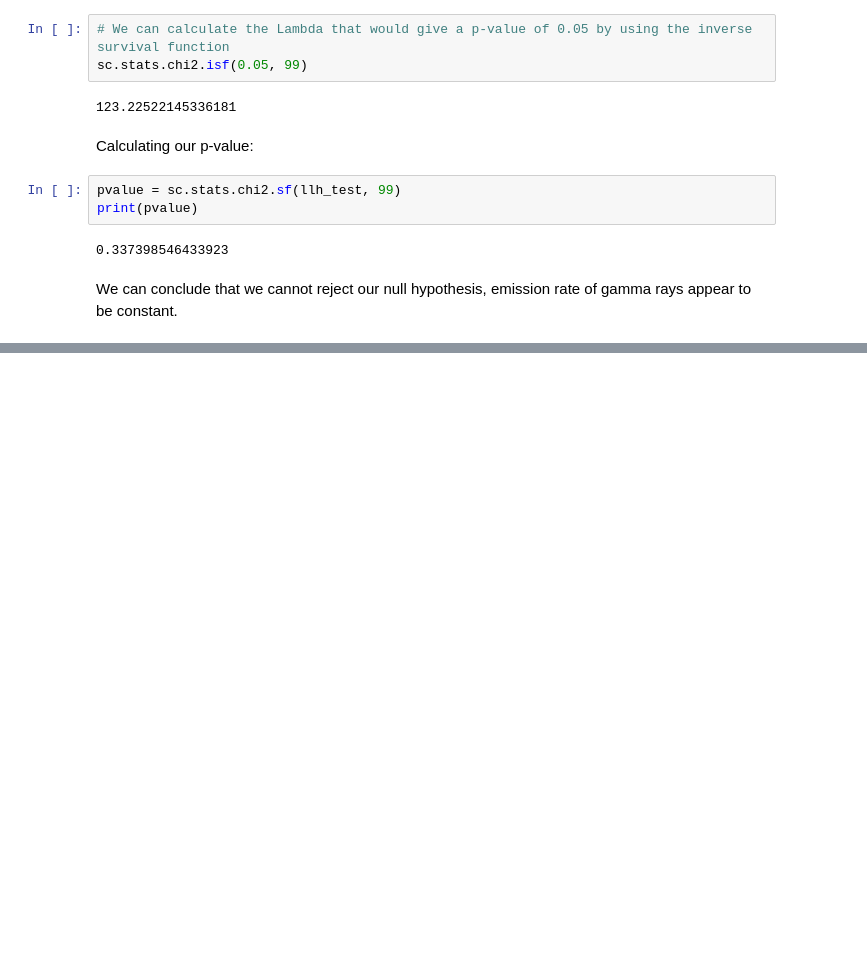
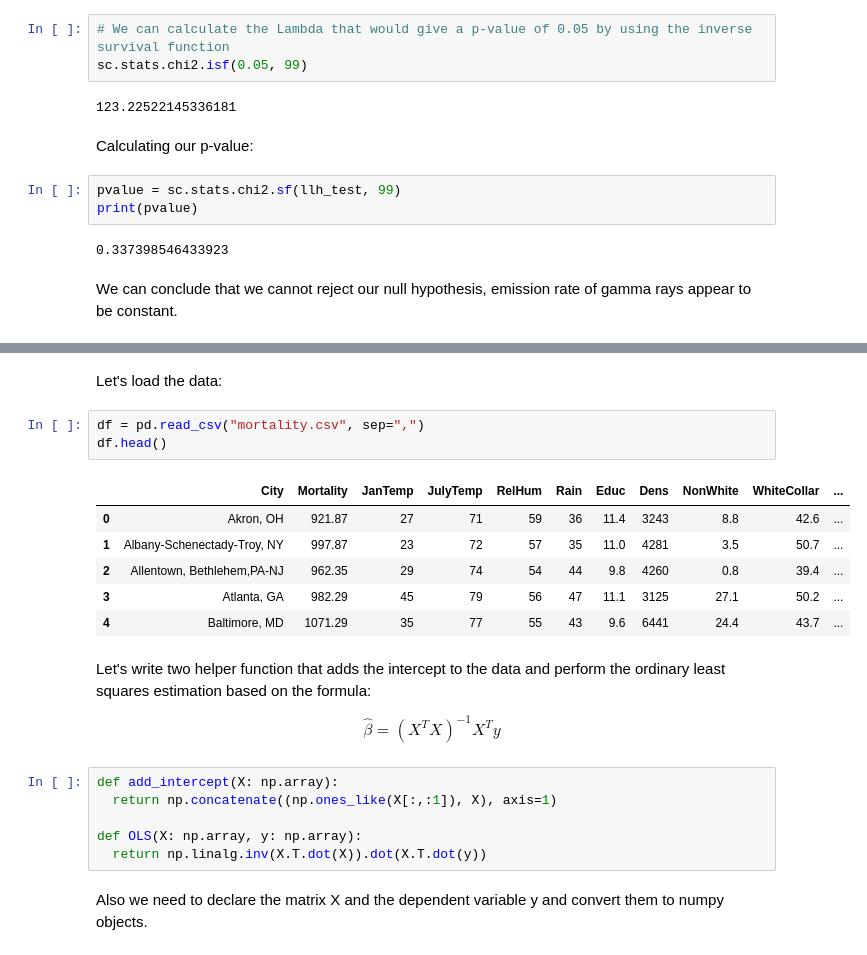
Before and after one commit to pipaber/Portfolio, a Jupyter notebook: posts/Regression_and_Gradient_Descent/regression_and_gradient_descent.ipynb, the cells around one changed output, grey strips where cells are left out. Cells and saved outputs as stored; diff of their text form; blank space fills up the shorter version.

```diff
--- a/posts/Regression_and_Gradient_Descent/regression_and_gradient_descent.ipynb
+++ b/posts/Regression_and_Gradient_Descent/regression_and_gradient_descent.ipynb
@@ -129,0 +138,24 @@ We can conclude that we cannot reject our null hypothesis, emission rate of gamm
+# %% [markdown]
+Let's load the data:
+# %%
+df = pd.read_csv("mortality.csv", sep=",")
+df.head()
+# %% [output]
+|  | City | Mortality | JanTemp | JulyTemp | RelHum | Rain | Educ | Dens | NonWhite | WhiteCollar | ... |
+| 0 | Akron, OH | 921.87 | 27 | 71 | 59 | 36 | 11.4 | 3243 | 8.8 | 42.6 | ... |
+| 1 | Albany-Schenectady-Troy, NY | 997.87 | 23 | 72 | 57 | 35 | 11.0 | 4281 | 3.5 | 50.7 | ... |
+| 2 | Allentown, Bethlehem,PA-NJ | 962.35 | 29 | 74 | 54 | 44 | 9.8 | 4260 | 0.8 | 39.4 | ... |
+| 3 | Atlanta, GA | 982.29 | 45 | 79 | 56 | 47 | 11.1 | 3125 | 27.1 | 50.2 | ... |
+| 4 | Baltimore, MD | 1071.29 | 35 | 77 | 55 | 43 | 9.6 | 6441 | 24.4 | 43.7 | ... |
+# %% [markdown]
+Let's write two helper function that adds the intercept to the data and perform the ordinary least squares estimation based on the formula:
+
+$$\hat{\beta}=(X^{T}X)^{-1}X^{T}y$$
+# %%
+def add_intercept(X: np.array):
+  return np.concatenate((np.ones_like(X[:,:1]), X), axis=1)
+
+def OLS(X: np.array, y: np.array):
+  return np.linalg.inv(X.T.dot(X)).dot(X.T.dot(y))
+# %% [markdown]
+Also we need to declare the matrix X and the dependent variable y and convert them to numpy objects.
```
Also changed, not shown: parts of 11 cells of this notebook, 6 other files.
